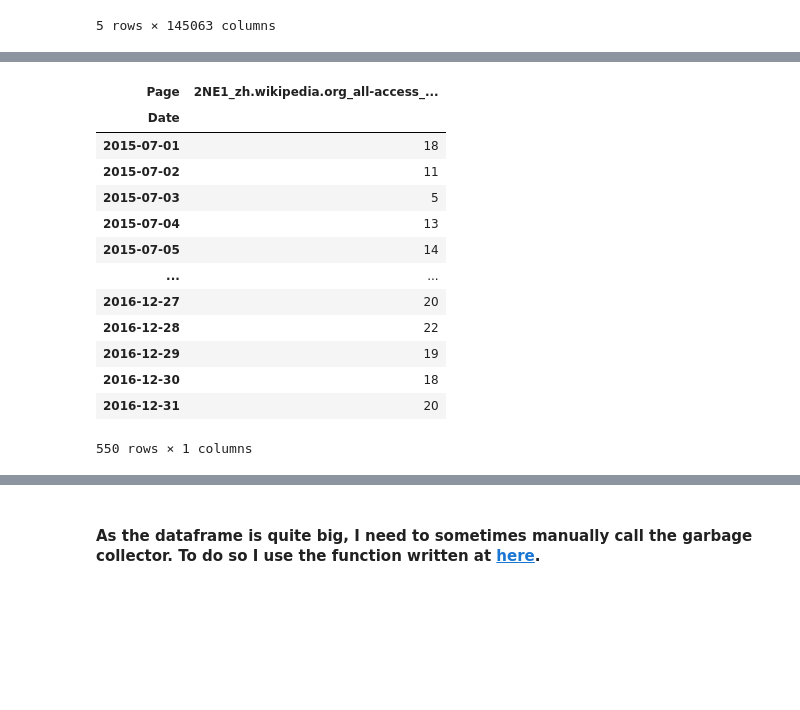
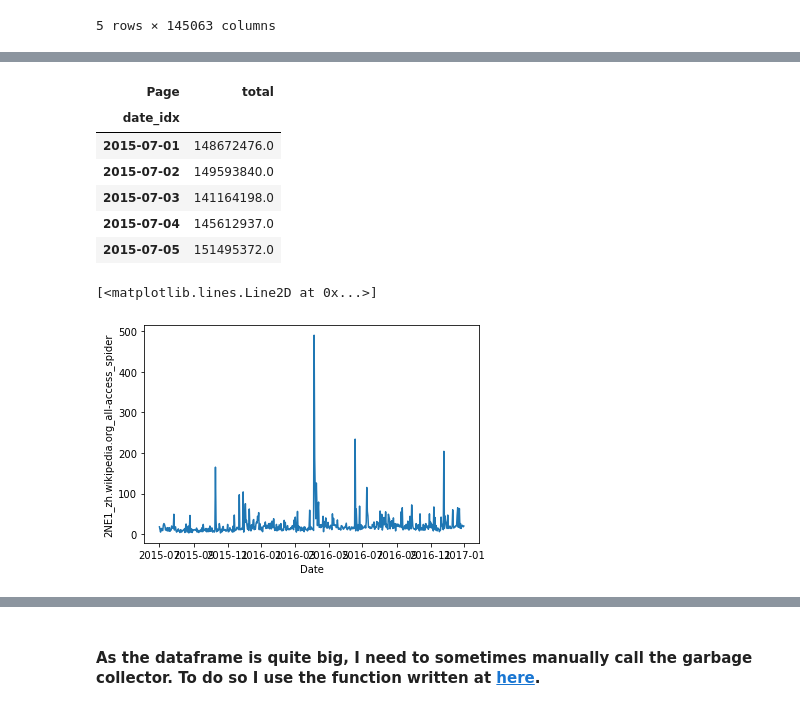
Before and after one commit to ErfanEbrahimiBazaz/web_traffic_prediction, a Jupyter notebook: timeseries.ipynb, the cells around one changed output, grey strips where cells are left out. Drawn from its saved outputs; the diff is of its cells as text; code cells hidden in the pictures; blank space fills up the shorter version.

```diff
--- a/timeseries.ipynb
+++ b/timeseries.ipynb
@@ -179,3 +181,5 @@ df.head()
 | 2015-07-04 | 13 | 18 | 1 | 94 | ... |
 | 2015-07-05 | 14 | 11 | 0 | 4 | ... |
 5 rows × 145063 columns
+# %%
+df['date_idx']= pd.to_datetime(df.index, infer_datetime_format=True)
@@ -181,0 +194,2 @@ df.head()
+# %%
+df.set_index('date_idx', drop=True, inplace=True )
@@ -181,0 +207,15 @@ df.head()
+# %%
+df.fillna(0, inplace=True)
+# %%
+df['total'] = df.sum(axis=1)
+columns_to_keep = ['total']
+df_final = df[columns_to_keep]
+df_final.head()
+# %% [output]
+| Page | total |
+| date_idx |  |
+| 2015-07-01 | 148672476.0 |
+| 2015-07-02 | 149593840.0 |
+| 2015-07-03 | 141164198.0 |
+| 2015-07-04 | 145612937.0 |
+| 2015-07-05 | 151495372.0 |
@@ -182,17 +269,2 @@ df.head()
 # %%
-df[['2NE1_zh.wikipedia.org_all-access_spider']]
+# df[['2NE1_zh.wikipedia.org_all-access_spider']]
-# %% [output]
-| Page | 2NE1_zh.wikipedia.org_all-access_... |
-| Date |  |
-| 2015-07-01 | 18 |
-| 2015-07-02 | 11 |
-| 2015-07-03 | 5 |
-| 2015-07-04 | 13 |
-| 2015-07-05 | 14 |
-| ... | ... |
-| 2016-12-27 | 20 |
-| 2016-12-28 | 22 |
-| 2016-12-29 | 19 |
-| 2016-12-30 | 18 |
-| 2016-12-31 | 20 |
-550 rows × 1 columns
@@ -198,0 +274,7 @@ df[['2NE1_zh.wikipedia.org_all-access_spider']]
+# %%
+plt.xlabel('Date')
+plt.ylabel('2NE1_zh.wikipedia.org_all-access_spider')
+plt.plot(df[['2NE1_zh.wikipedia.org_all-access_spider']])
+# %% [output]
+[<matplotlib.lines.Line2D at 0x...>]
+[figure, added]
```
Also changed, not shown: parts of 34 cells of this notebook.
